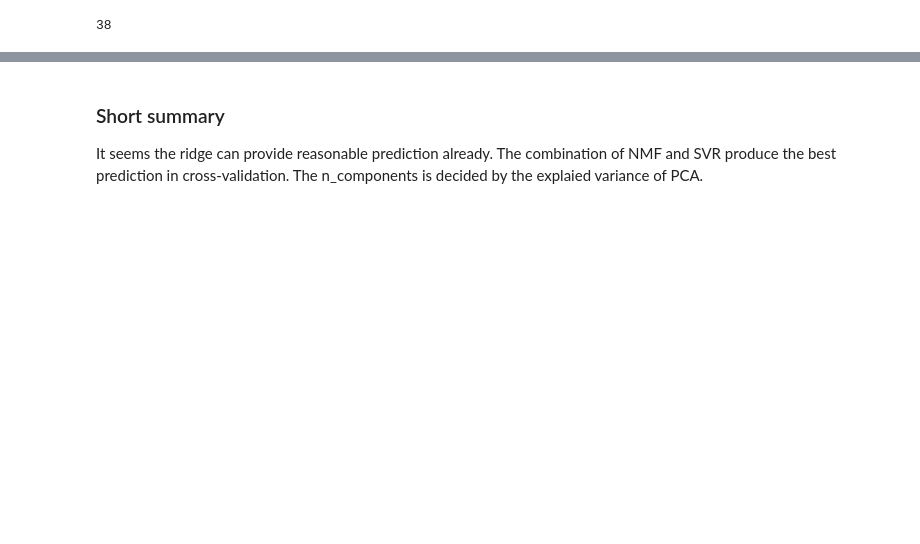
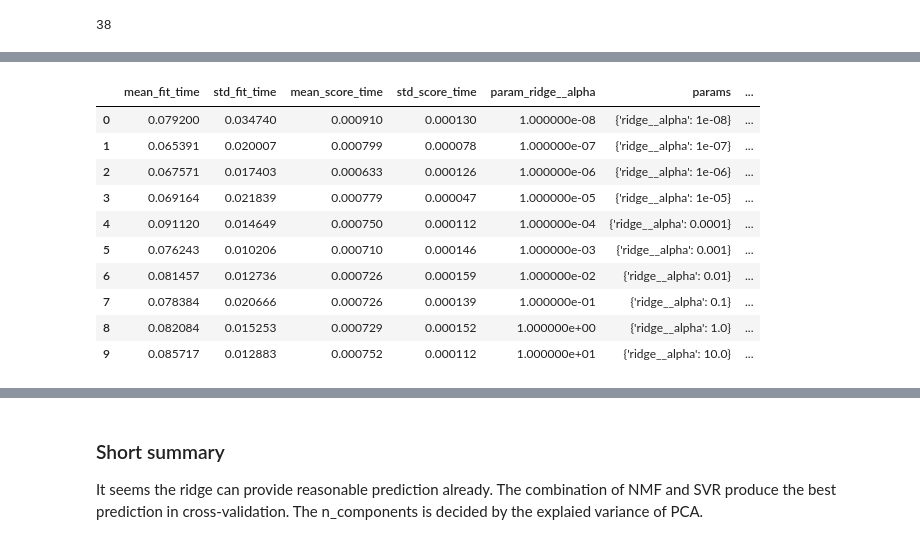
Before and after one commit to dispink/CaCO3_NWP, a Jupyter notebook: pilot_test.ipynb, the cells around one changed output, grey strips where cells are left out. Saved outputs shown, nothing was run; the diff lists cells and outputs as text; code cells hidden in the pictures; blank space fills up the shorter version.

```diff
--- a/pilot_test.ipynb
+++ b/pilot_test.ipynb
@@ -368 +330,16 @@ Wall time: 454 ms
+# %%
+grid = pd.read_csv('results/pilot_grid_pca+ridge_20210318.csv', index_col=0)
+grid
+# %% [output]
+|  | mean_fit_time | std_fit_time | mean_score_time | std_score_time | param_ridge__alpha | params | ... |
+| 0 | 0.079200 | 0.034740 | 0.000910 | 0.000130 | 1.000000e-08 | {'ridge__alpha': 1e-08} | ... |
+| 1 | 0.065391 | 0.020007 | 0.000799 | 0.000078 | 1.000000e-07 | {'ridge__alpha': 1e-07} | ... |
+| 2 | 0.067571 | 0.017403 | 0.000633 | 0.000126 | 1.000000e-06 | {'ridge__alpha': 1e-06} | ... |
+| 3 | 0.069164 | 0.021839 | 0.000779 | 0.000047 | 1.000000e-05 | {'ridge__alpha': 1e-05} | ... |
+| 4 | 0.091120 | 0.014649 | 0.000750 | 0.000112 | 1.000000e-04 | {'ridge__alpha': 0.0001} | ... |
+| 5 | 0.076243 | 0.010206 | 0.000710 | 0.000146 | 1.000000e-03 | {'ridge__alpha': 0.001} | ... |
+| 6 | 0.081457 | 0.012736 | 0.000726 | 0.000159 | 1.000000e-02 | {'ridge__alpha': 0.01} | ... |
+| 7 | 0.078384 | 0.020666 | 0.000726 | 0.000139 | 1.000000e-01 | {'ridge__alpha': 0.1} | ... |
+| 8 | 0.082084 | 0.015253 | 0.000729 | 0.000152 | 1.000000e+00 | {'ridge__alpha': 1.0} | ... |
+| 9 | 0.085717 | 0.012883 | 0.000752 | 0.000112 | 1.000000e+01 | {'ridge__alpha': 10.0} | ... |
 # %%
```
Also changed, not shown: parts of 40 cells of this notebook, 4 other files.
